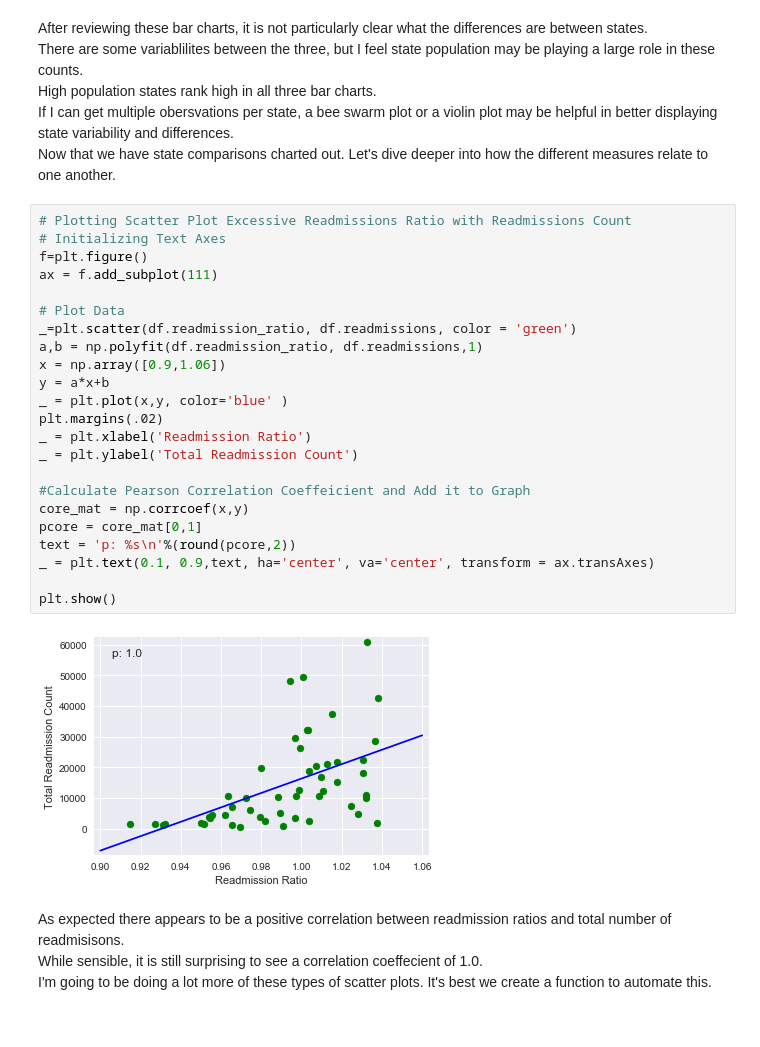
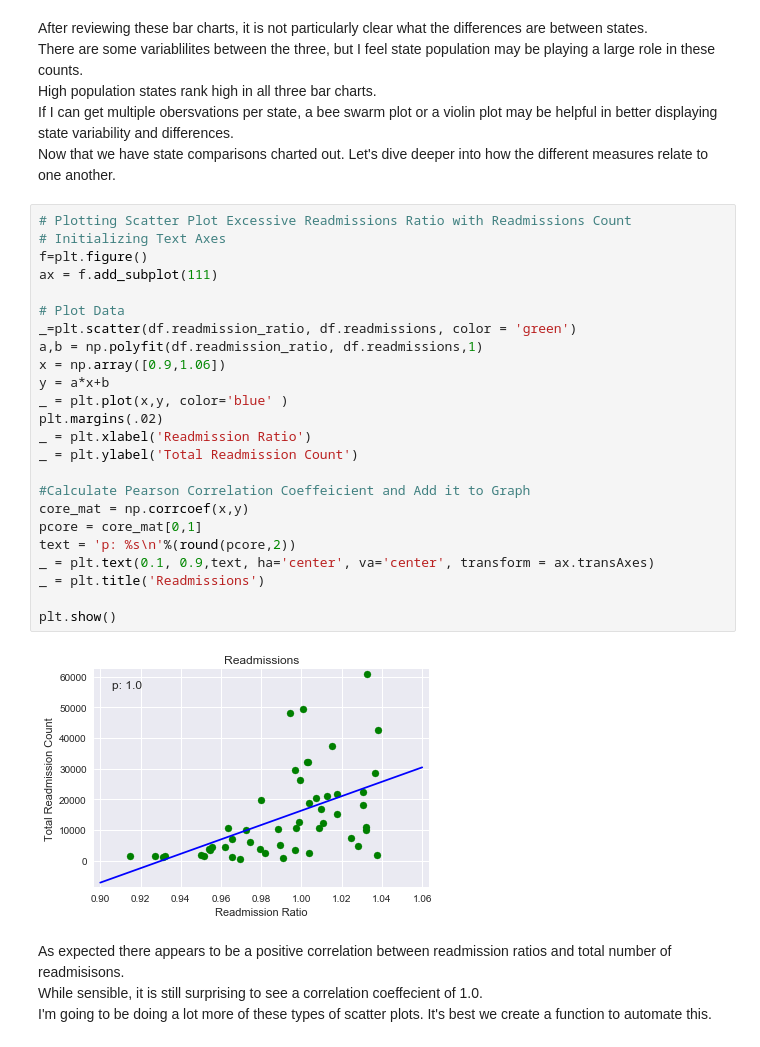
Before and after one commit to jsking751/Capstone_1, a Jupyter notebook: EDA and Analysis/Capstone1_EDA_Part_1.ipynb, the cells around one changed output. Cells and saved outputs as stored; diff of their text form.

```diff
--- a/EDA and Analysis/Capstone1_EDA_Part_1.ipynb
+++ b/EDA and Analysis/Capstone1_EDA_Part_1.ipynb
@@ -118,28 +125,29 @@ Now that we have state comparisons charted out.  Let's dive deeper into how the
 # %%
 # Plotting Scatter Plot Excessive Readmissions Ratio with Readmissions Count
 # Initializing Text Axes
 f=plt.figure()
 ax = f.add_subplot(111)
 
 # Plot Data
 _=plt.scatter(df.readmission_ratio, df.readmissions, color = 'green')
 a,b = np.polyfit(df.readmission_ratio, df.readmissions,1)
 x = np.array([0.9,1.06])
 y = a*x+b
 _ = plt.plot(x,y, color='blue' )
 plt.margins(.02)
 _ = plt.xlabel('Readmission Ratio')
 _ = plt.ylabel('Total Readmission Count')
 
 #Calculate Pearson Correlation Coeffeicient and Add it to Graph
 core_mat = np.corrcoef(x,y)
 pcore = core_mat[0,1]
 text = 'p: %s\n'%(round(pcore,2))
 _ = plt.text(0.1, 0.9,text, ha='center', va='center', transform = ax.transAxes)
+_ = plt.title('Readmissions')
 
 plt.show()
 # %% [output]
-[figure, old version]
+[figure, new version]
 # %% [markdown]
 As expected there appears to be a positive correlation between readmission ratios and total number of readmisisons.<br>
 While sensible, it is still surprising to see a correlation coeffecient of 1.0.<br>
```
Also changed, not shown: parts of 22 cells of this notebook.
